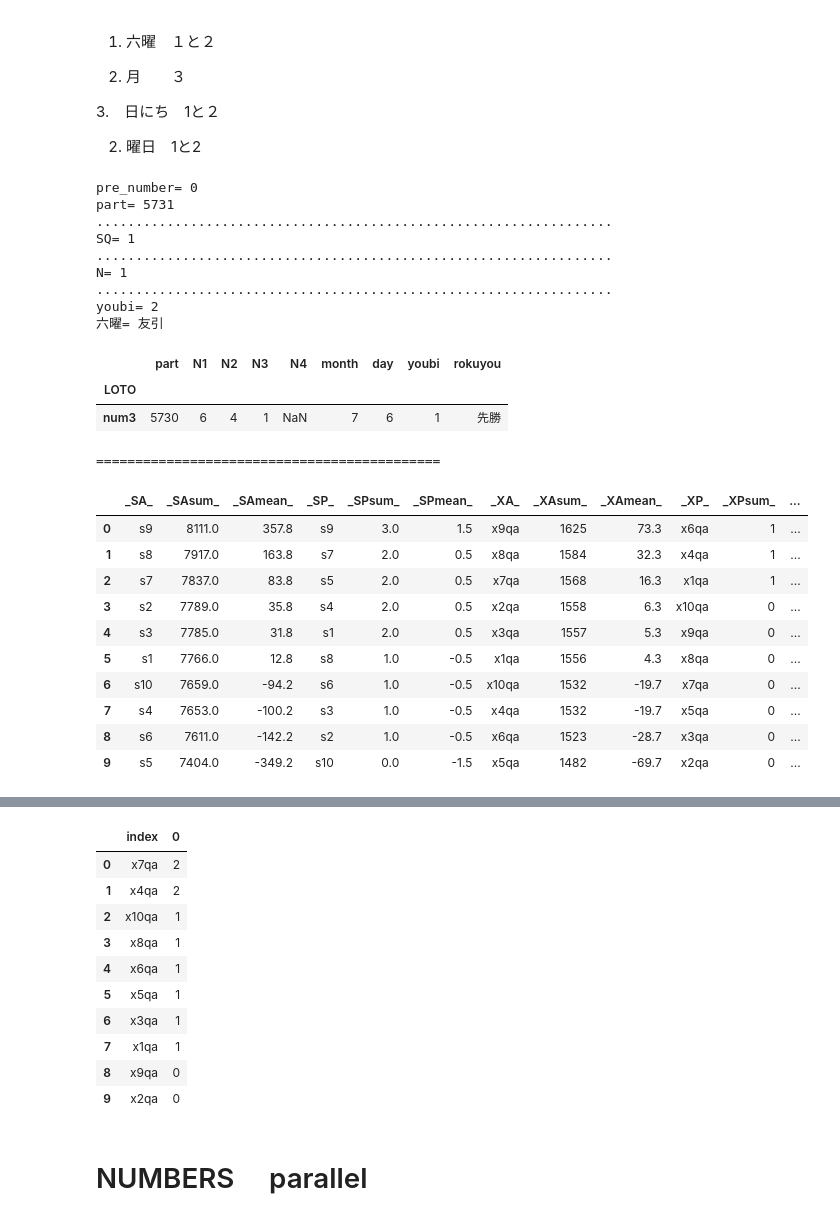
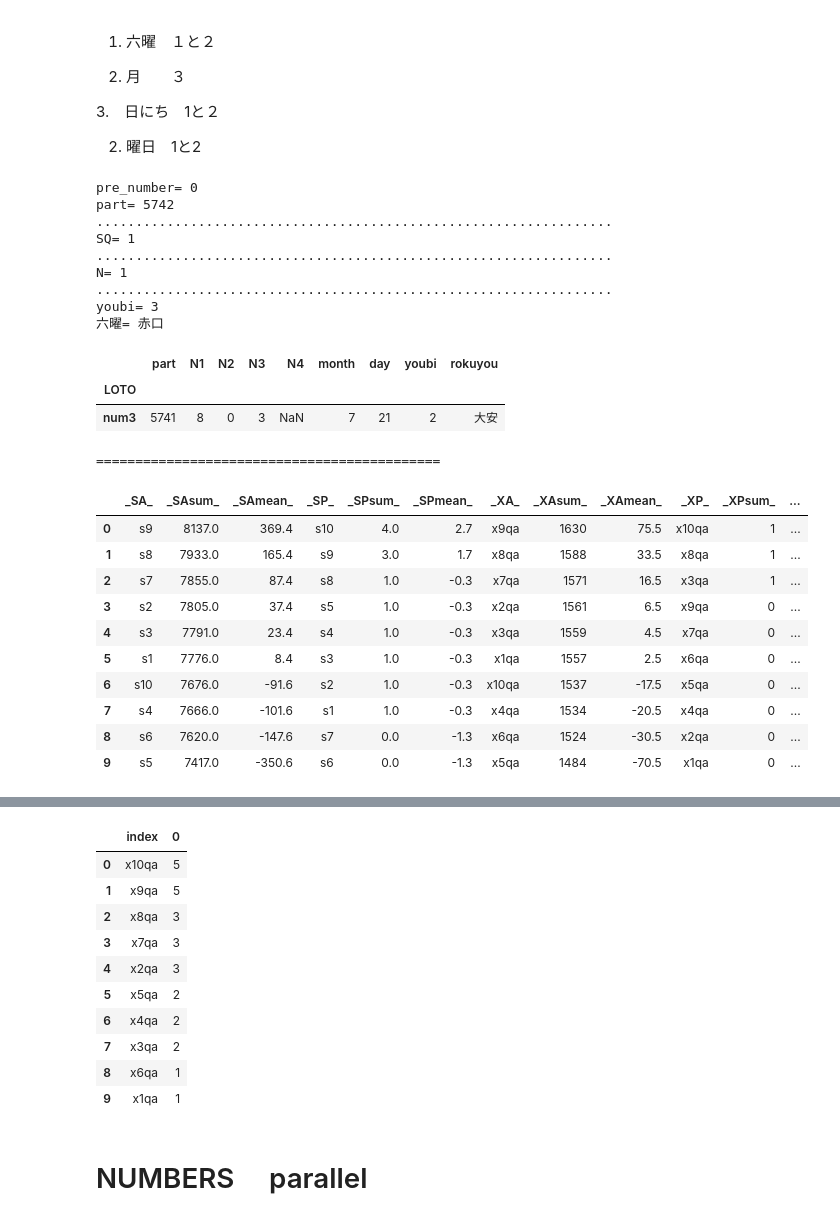
Before and after one commit to tajamaharu/loto, a Jupyter notebook: loto_330_BEFORE.ipynb, the cells around one changed output, grey strips where cells are left out. Saved outputs shown, nothing was run; the diff lists cells and outputs as text; code cells hidden in the pictures.

```diff
--- a/loto_330_BEFORE.ipynb
+++ b/loto_330_BEFORE.ipynb
@@ -3381,7 +3394,7 @@ display(pd.concat([LOTO_x_2,LOTO_x_1],axis=1).set_index("LOTO",inplace=False))
 print("========================")
 
 
-N_X=1 #@param {type:"slider", min:1, max:11, step:1}
+N_X=2 #@param {type:"slider", min:1, max:11, step:1}
 
 if N_X==1:
     l=L_1
@@ -4004,48 +4017,47 @@ if NX==1:
         [{"selector": "tr:hover", "props": [("background-color", "yellow")]}])
     table= LS_X5
     table
 if NX==2:
     LS_X5=a_3.style.where(lambda x: x ==Z_2 or  x ==x2 , "color:red", "color: black").set_table_styles(
         [{"selector": "tr:hover", "props": [("background-color", "yellow")]}])
     table= LS_X5
     table
 if NX==3:
     LS_X5=a_3.style.where(lambda x: x ==Z_3 or  x ==x3 , "color:red", "color: black").set_table_styles(
         [{"selector": "tr:hover", "props": [("background-color", "yellow")]}])
     table= LS_X5
     table
 if NX==4:
     LS_X5=a_3.style.where(lambda x: x ==Z_4  or  x ==x4, "color:red", "color: black").set_table_styles(
         [{"selector": "tr:hover", "props": [("background-color", "yellow")]}])
     table= LS_X5
     table
-beep()
 table
 # %% [output]
 pre_number= 0
-part= 5731
+part= 5742
 ..................................................................
 SQ= 1
 ..................................................................
 N= 1
 ..................................................................
-youbi= 2
-六曜= 友引
+youbi= 3
+六曜= 赤口
 |  | part | N1 | N2 | N3 | N4 | month | day | youbi | rokuyou |
 | LOTO |  |  |  |  |  |  |  |  |  |
-| num3 | 5730 | 6 | 4 | 1 | NaN | 7 | 6 | 1 | 先勝 |
+| num3 | 5741 | 8 | 0 | 3 | NaN | 7 | 21 | 2 | 大安 |
 ============================================
 |  | _SA_ | _SAsum_ | _SAmean_ | _SP_ | _SPsum_ | _SPmean_ | _XA_ | _XAsum_ | _XAmean_ | _XP_ | _XPsum_ | ... |
-| 0 | s9 | 8111.0 | 357.8 | s9 | 3.0 | 1.5 | x9qa | 1625 | 73.3 | x6qa | 1 | ... |
-| 1 | s8 | 7917.0 | 163.8 | s7 | 2.0 | 0.5 | x8qa | 1584 | 32.3 | x4qa | 1 | ... |
-| 2 | s7 | 7837.0 | 83.8 | s5 | 2.0 | 0.5 | x7qa | 1568 | 16.3 | x1qa | 1 | ... |
-| 3 | s2 | 7789.0 | 35.8 | s4 | 2.0 | 0.5 | x2qa | 1558 | 6.3 | x10qa | 0 | ... |
-| 4 | s3 | 7785.0 | 31.8 | s1 | 2.0 | 0.5 | x3qa | 1557 | 5.3 | x9qa | 0 | ... |
-| 5 | s1 | 7766.0 | 12.8 | s8 | 1.0 | -0.5 | x1qa | 1556 | 4.3 | x8qa | 0 | ... |
-| 6 | s10 | 7659.0 | -94.2 | s6 | 1.0 | -0.5 | x10qa | 1532 | -19.7 | x7qa | 0 | ... |
-| 7 | s4 | 7653.0 | -100.2 | s3 | 1.0 | -0.5 | x4qa | 1532 | -19.7 | x5qa | 0 | ... |
-| 8 | s6 | 7611.0 | -142.2 | s2 | 1.0 | -0.5 | x6qa | 1523 | -28.7 | x3qa | 0 | ... |
-| 9 | s5 | 7404.0 | -349.2 | s10 | 0.0 | -1.5 | x5qa | 1482 | -69.7 | x2qa | 0 | ... |
+| 0 | s9 | 8137.0 | 369.4 | s10 | 4.0 | 2.7 | x9qa | 1630 | 75.5 | x10qa | 1 | ... |
+| 1 | s8 | 7933.0 | 165.4 | s9 | 3.0 | 1.7 | x8qa | 1588 | 33.5 | x8qa | 1 | ... |
+| 2 | s7 | 7855.0 | 87.4 | s8 | 1.0 | -0.3 | x7qa | 1571 | 16.5 | x3qa | 1 | ... |
+| 3 | s2 | 7805.0 | 37.4 | s5 | 1.0 | -0.3 | x2qa | 1561 | 6.5 | x9qa | 0 | ... |
+| 4 | s3 | 7791.0 | 23.4 | s4 | 1.0 | -0.3 | x3qa | 1559 | 4.5 | x7qa | 0 | ... |
+| 5 | s1 | 7776.0 | 8.4 | s3 | 1.0 | -0.3 | x1qa | 1557 | 2.5 | x6qa | 0 | ... |
+| 6 | s10 | 7676.0 | -91.6 | s2 | 1.0 | -0.3 | x10qa | 1537 | -17.5 | x5qa | 0 | ... |
+| 7 | s4 | 7666.0 | -101.6 | s1 | 1.0 | -0.3 | x4qa | 1534 | -20.5 | x4qa | 0 | ... |
+| 8 | s6 | 7620.0 | -147.6 | s7 | 0.0 | -1.3 | x6qa | 1524 | -30.5 | x2qa | 0 | ... |
+| 9 | s5 | 7417.0 | -350.6 | s6 | 0.0 | -1.3 | x5qa | 1484 | -70.5 | x1qa | 0 | ... |
 # %%
 
 num=4 #@param {type:"slider", min:1, max:11, step:1}
@@ -4191,20 +4203,19 @@ if NX==4:
         [{"selector": "tr:hover", "props": [("background-color", "yellow")]}])
     table= LS_X5
     table
-beep()
 table
 # %% [output]
 |  | index | 0 |
-| 0 | x7qa | 2 |
-| 1 | x4qa | 2 |
-| 2 | x10qa | 1 |
-| 3 | x8qa | 1 |
-| 4 | x6qa | 1 |
-| 5 | x5qa | 1 |
-| 6 | x3qa | 1 |
-| 7 | x1qa | 1 |
-| 8 | x9qa | 0 |
-| 9 | x2qa | 0 |
+| 0 | x10qa | 5 |
+| 1 | x9qa | 5 |
+| 2 | x8qa | 3 |
+| 3 | x7qa | 3 |
+| 4 | x2qa | 3 |
+| 5 | x5qa | 2 |
+| 6 | x4qa | 2 |
+| 7 | x3qa | 2 |
+| 8 | x6qa | 1 |
+| 9 | x1qa | 1 |
 # %% [markdown]
 # NUMBERS 　parallel
 # %% [markdown]
```
Also changed, not shown: parts of 25 cells of this notebook.
